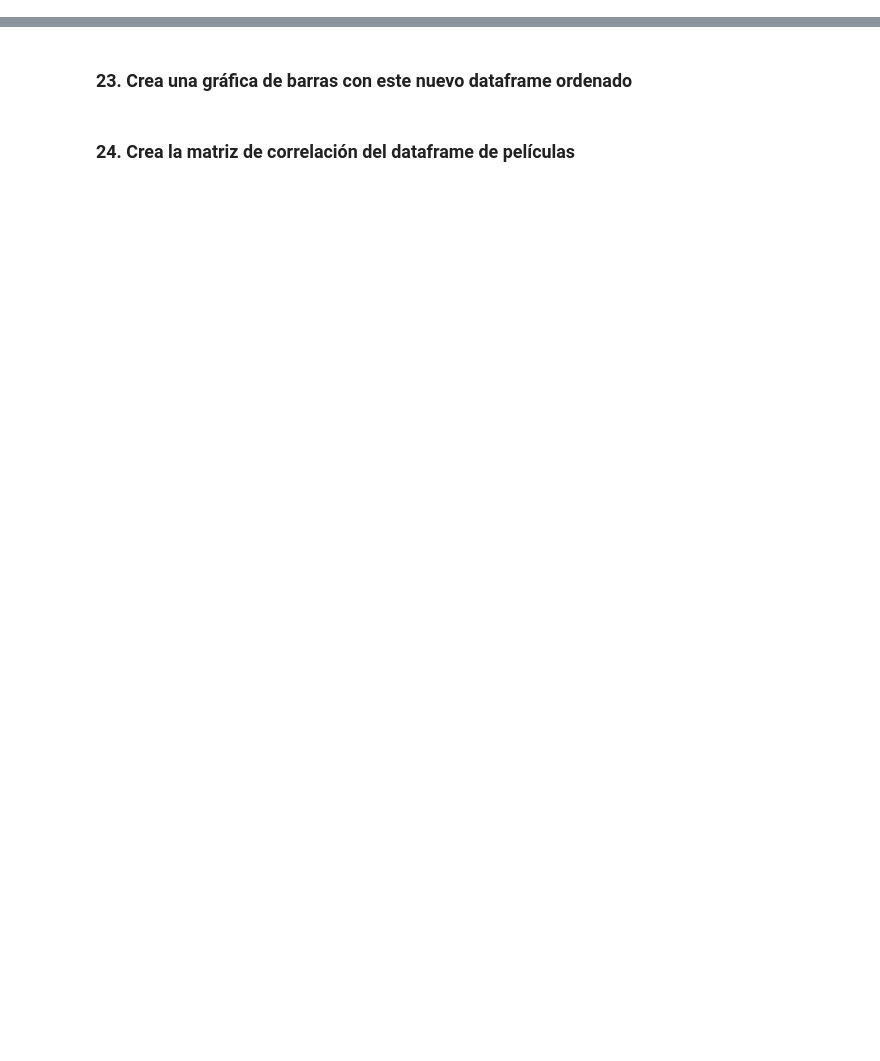
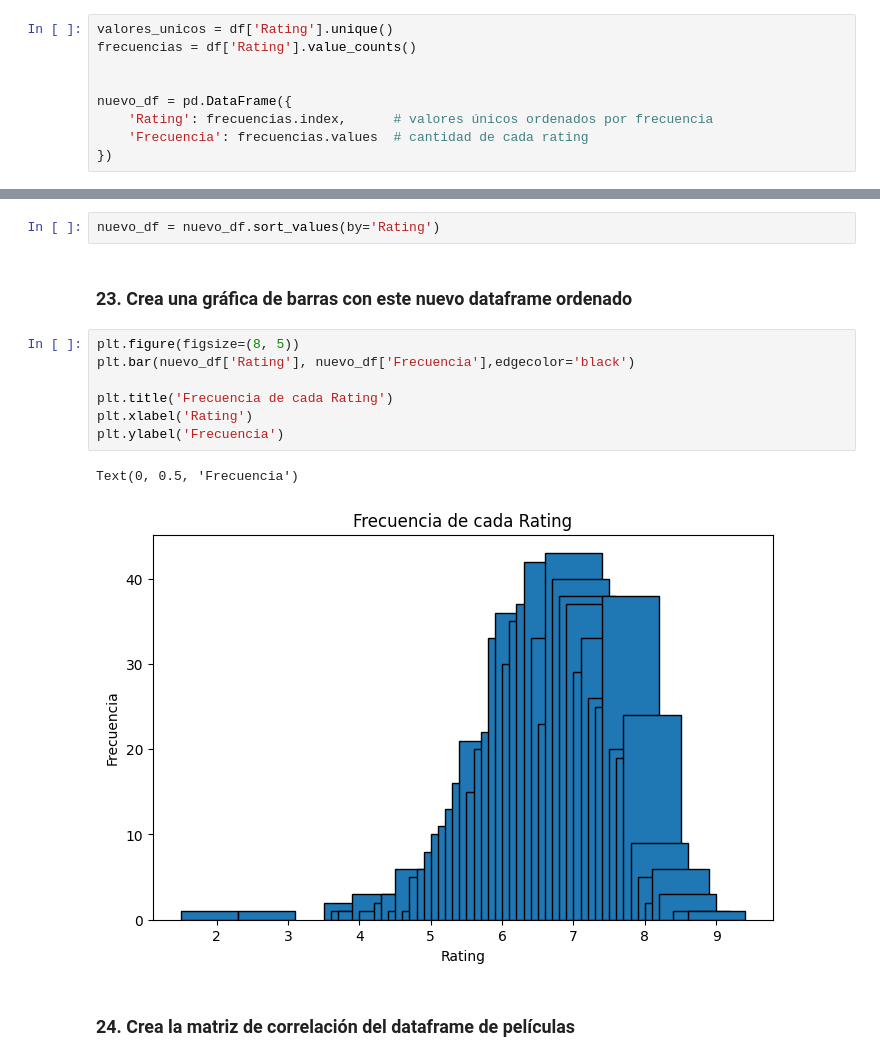
Before and after one commit to ettcal/limpieza_datos_y_eda, a Jupyter notebook: 2_eda_imdb.ipynb, the cells around one changed output, grey strips where cells are left out. Drawn from its saved outputs; the diff is of its cells as text; blank space fills up the shorter version.

```diff
--- a/2_eda_imdb.ipynb
+++ b/2_eda_imdb.ipynb
@@ -84,6 +298,27 @@ df.tail(2)
+# %%
+valores_unicos = df['Rating'].unique()
+frecuencias = df['Rating'].value_counts()
+
+
+nuevo_df = pd.DataFrame({
+    'Rating': frecuencias.index,      # valores únicos ordenados por frecuencia
+    'Frecuencia': frecuencias.values  # cantidad de cada rating
+})
 # %% [markdown]
 ### 22. Ordena el nuevo dataframe por la variable `rating`
+# %%
+nuevo_df = nuevo_df.sort_values(by='Rating')
 # %% [markdown]
 ### 23. Crea una gráfica de barras con este nuevo dataframe ordenado
+# %%
+plt.figure(figsize=(8, 5))
+plt.bar(nuevo_df['Rating'], nuevo_df['Frecuencia'],edgecolor='black')
+
+plt.title('Frecuencia de cada Rating')
+plt.xlabel('Rating')
+plt.ylabel('Frecuencia')
+# %% [output]
+Text(0, 0.5, 'Frecuencia')
+[figure, added]
 # %% [markdown]
 ### 24. Crea la matriz de correlación del dataframe de películas
```
Also changed, not shown: parts of 28 cells of this notebook.
